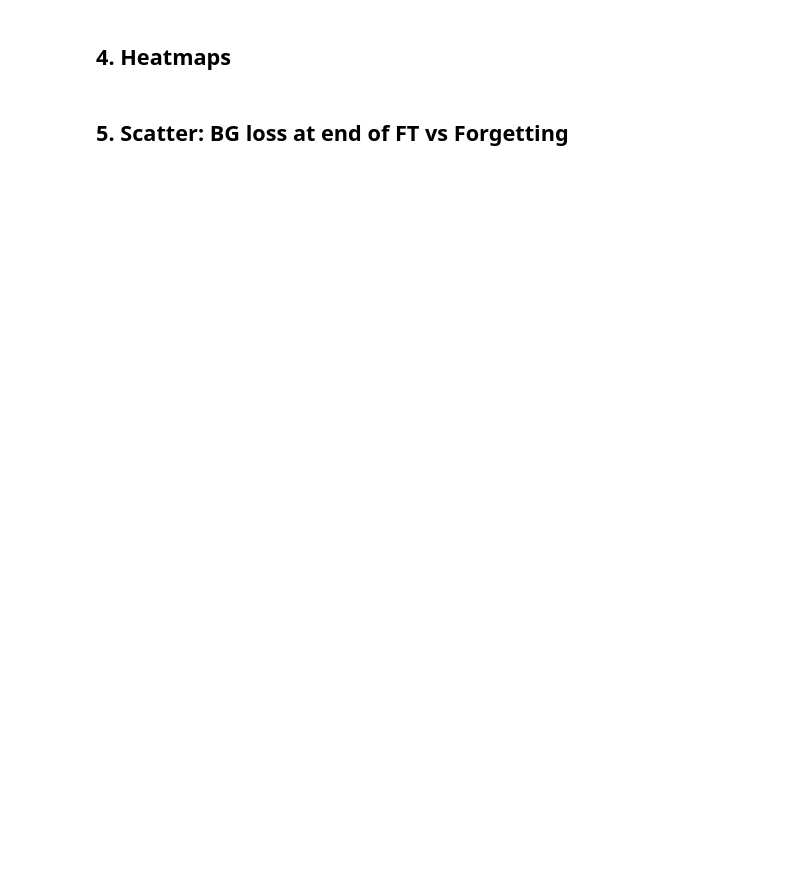
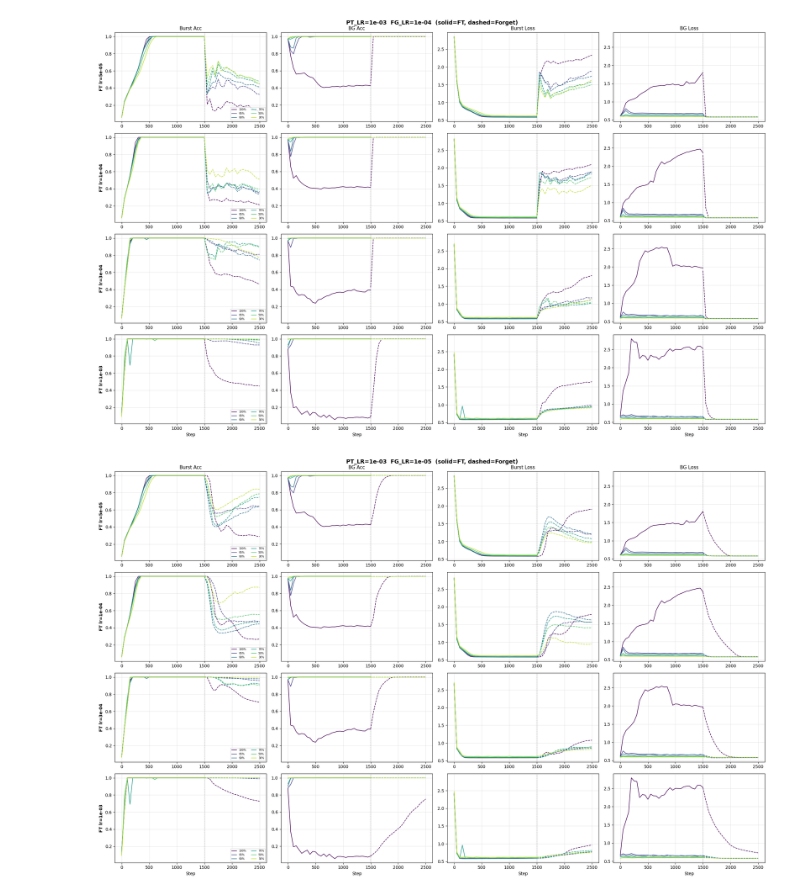
Before and after one commit to ipdimitrov/compositional_capabilities_burst, a Jupyter notebook: notebooks/lr_concentration_sweep.ipynb, the cells around one changed output. Drawn from its saved outputs; the diff is of its cells as text; code cells hidden in the pictures; blank space fills up the shorter version.

Commit message:
sweep correlation concentration

```diff
--- a/notebooks/lr_concentration_sweep.ipynb
+++ b/notebooks/lr_concentration_sweep.ipynb
@@ -29,10 +25,17 @@ SEED = 42
 # %%
 # ── Sweep grid ──────────────────────────────────────────
-LRS =  [5e-5, 1e-4, 3e-4, 1e-3]
-FRACS = [1.0, 0.9, 0.7, 0.5, 0.3]
+LRS   = [5e-5, 1e-4, 3e-4, 1e-3]
+FRACS = [1.0, 0.95, 0.9, 0.7, 0.5, 0.3]
 
 FT_STEPS = 1500
-FG_STEPS = 600
+FG_STEPS = 1000
+PT_LRS = [1e-3, 1e-4]
+FG_LRS = [1e-4, 1e-5]
+BATCH_SIZE = 512
+EVAL_EVERY = 50
+OUT = f"data/lr_sweep_{BATCH_SIZE}_SWEEP"
 
-print(f"Grid: {len(LRS)} LRs × {len(FRACS)} fracs = {len(LRS)*len(FRACS)} runs")
+n_ft_lr, n_frac = len(LRS), len(FRACS)
+total = len(PT_LRS) * len(LRS) * len(FRACS) * len(FG_LRS)
+print(f"Total: {len(PT_LRS)} PT_LRs × {n_ft_lr} FT_LRs × {n_frac} fracs × {len(FG_LRS)} FG_LRs = {total} runs")
 # %% [output]
@@ -42,10 +43,5 @@ Grid: 5 LRs × 5 fracs = 25 runs
 # %%
 data = make_data(depth=3, burst_pos=3, n_a=4, n_burst=4, seed=SEED)
 print(f"Other tasks: {data['task_info']['n_other_tasks']}, Burst tasks: {data['task_info']['n_burst_tasks']}")
-
-pt = pretrain(data, f"{OUT}/pretrain", seed=SEED)
-report.plot_pretrain(pt)
-plt.show()
-print(f"Checkpoint: {pt['ckpt_path']}")
 # %% [output]
 Other tasks: 64, Burst tasks: 64
@@ -186,2 +136,0 @@ print("Metrics extracted.")
-# %% [markdown]
-## 4. Heatmaps
@@ -248,2 +137,47 @@ plt.show()
-# %% [markdown]
-## 5. Scatter: BG loss at end of FT vs Forgetting
+# %%
+# ── Training curves: one figure per (PT_LR, FG_LR), rows=FT_LR, cols=metric ──
+frac_colors = plt.cm.viridis(np.linspace(0, 0.9, n_frac))
+
+for (pt_lr, fg_lr), res in all_results.items():
+    ft_results = res["ft_results"]
+    fg_results = res["fg_results"]
+
+    fig, axes = plt.subplots(n_ft_lr, 4, figsize=(22, 3.5 * n_ft_lr), sharey='col')
+    if n_ft_lr == 1:
+        axes = axes[np.newaxis, :]
+
+    for i_lr, lr in enumerate(LRS):
+        for i_fr, frac in enumerate(FRACS):
+            idx = i_lr * n_frac + i_fr
+            ft_log = ft_results[idx]["log"]
+            fg_log = fg_results[idx]["log"]
+            c = frac_colors[i_fr]
+            label = f"{int(frac*100)}%"
+            ft_s = ft_log["step"]
+            ft_end = ft_s[-1] if ft_s else 0
+            fg_s = [s + ft_end for s in fg_log["step"]]
+
+            for col, key in enumerate(["acc_burst", "acc_other", "loss_burst", "loss_other"]):
+                ax = axes[i_lr, col]
+                ax.plot(ft_s, ft_log[key], color=c, linewidth=1.2,
+                        label=label if col == 0 else None)
+                ax.plot(fg_s, fg_log[key], color=c, linewidth=1.2, linestyle="--")
+                if i_fr == 0:
+                    ax.axvline(ft_end, color="black", linewidth=0.7, linestyle="--", alpha=0.3)
+
+        axes[i_lr, 0].set_ylabel(f"FT lr={lr:.0e}", fontsize=10, fontweight="bold")
+        axes[i_lr, 0].legend(fontsize=6, loc="lower right", ncol=2)
+
+    for col, title in enumerate(["Burst Acc", "BG Acc", "Burst Loss", "BG Loss"]):
+        axes[0, col].set_title(title, fontsize=11)
+        axes[-1, col].set_xlabel("Step")
+        for i_lr in range(n_ft_lr):
+            axes[i_lr, col].grid(True, alpha=0.3)
+
+    fig.suptitle(f"PT_LR={pt_lr:.0e}  FG_LR={fg_lr:.0e}  (solid=FT, dashed=Forget)",
+                 fontsize=13, fontweight="bold")
+    fig.tight_layout()
+    plt.show()
+# %% [output]
+[figure, added]
+[figure, added]
```
Also changed, not shown: parts of 17 cells of this notebook, 4 other files.
